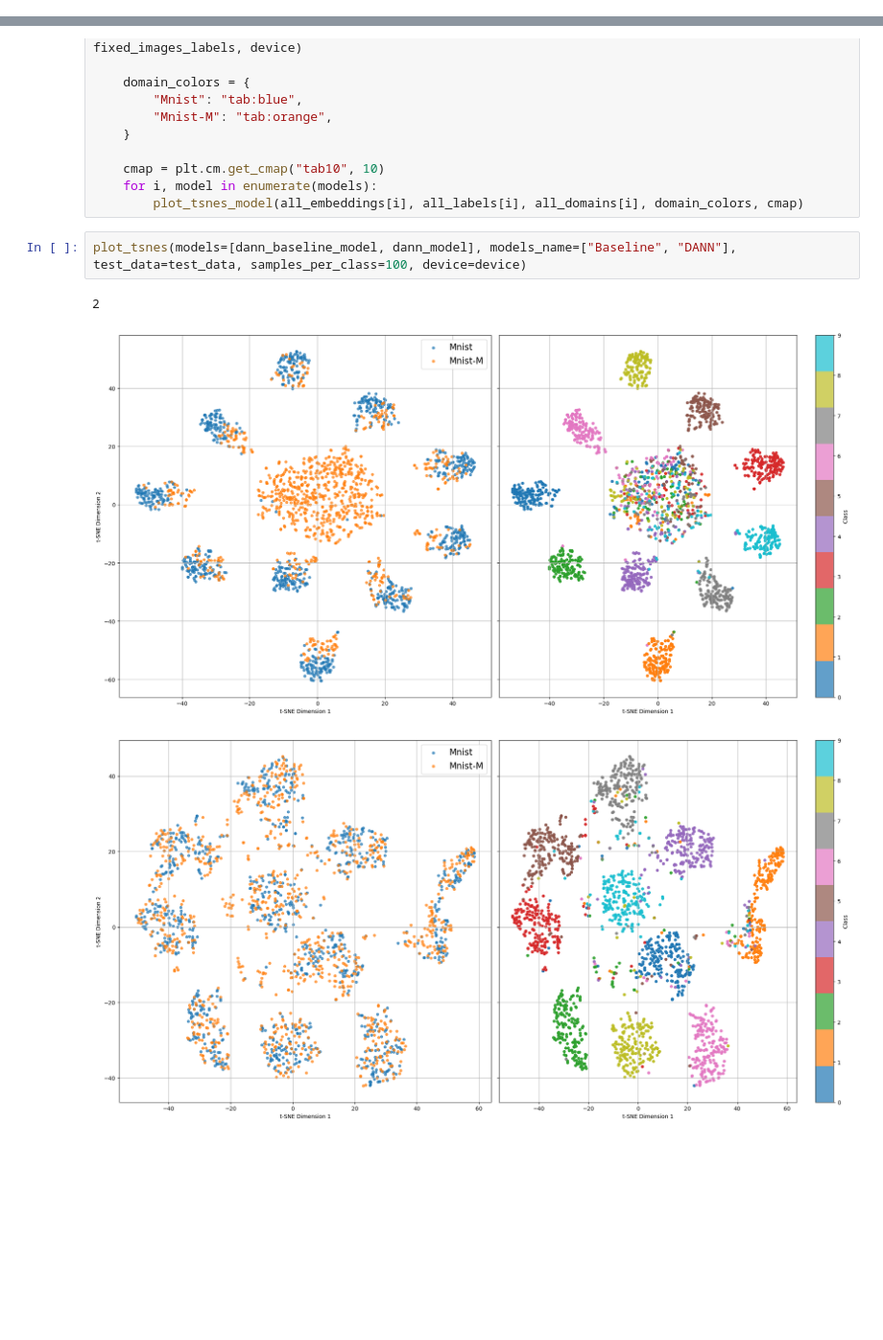
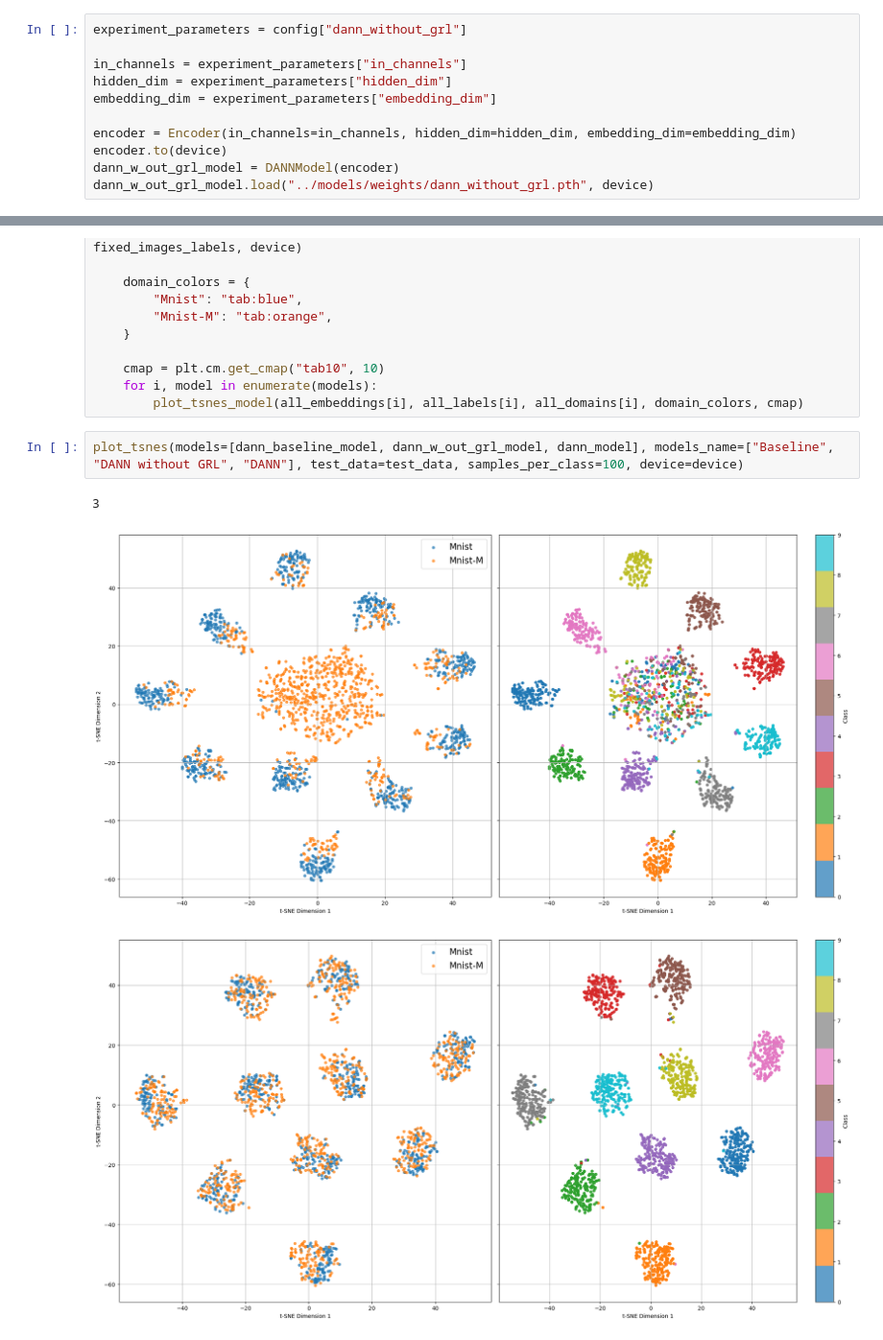
Before and after one commit to LucioLuque/Vision_Artificial_Avanzada-TP2-Meta_Learning_y_Domain_Adaptation, a Jupyter notebook: notebooks/parte3.ipynb, the cells around one changed output, grey strips where cells are left out. Shown at 96% size. Cells and saved outputs as stored; diff of their text form; blank space fills up the shorter version.

```diff
--- a/notebooks/parte3.ipynb
+++ b/notebooks/parte3.ipynb
@@ -167,0 +238,11 @@ test_data = {"Mnist": test_source_loader,
+# %%
+experiment_parameters = config["dann_without_grl"]
+
+in_channels = experiment_parameters["in_channels"]
+hidden_dim = experiment_parameters["hidden_dim"]
+embedding_dim = experiment_parameters["embedding_dim"]
+
+encoder = Encoder(in_channels=in_channels, hidden_dim=hidden_dim, embedding_dim=embedding_dim)
+encoder.to(device)
+dann_w_out_grl_model = DANNModel(encoder)
+dann_w_out_grl_model.load("../models/weights/dann_without_grl.pth", device)
@@ -335,8 +406,8 @@ def plot_tsnes(models, models_name, test_data, samples_per_class, device):
     for i, model in enumerate(models):
         plot_tsnes_model(all_embeddings[i], all_labels[i], all_domains[i], domain_colors, cmap)
 # %%
-plot_tsnes(models=[dann_baseline_model, dann_model], models_name=["Baseline", "DANN"], test_data=test_data, samples_per_class=100, device=device)
+plot_tsnes(models=[dann_baseline_model, dann_w_out_grl_model, dann_model], models_name=["Baseline", "DANN without GRL", "DANN"], test_data=test_data, samples_per_class=100, device=device)
 # %% [output]
-2
+3
 [figure]
-[figure, old version]
+[figure, new version]
```
Also changed, not shown: parts of 16 cells of this notebook, 6 other files.
